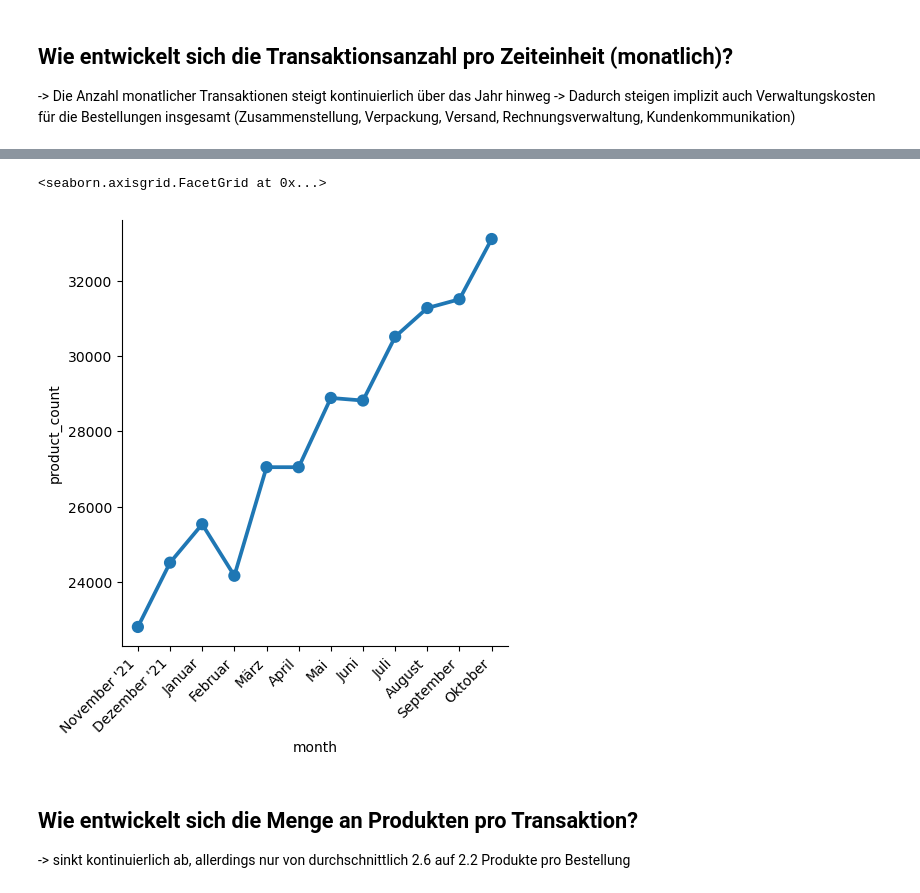
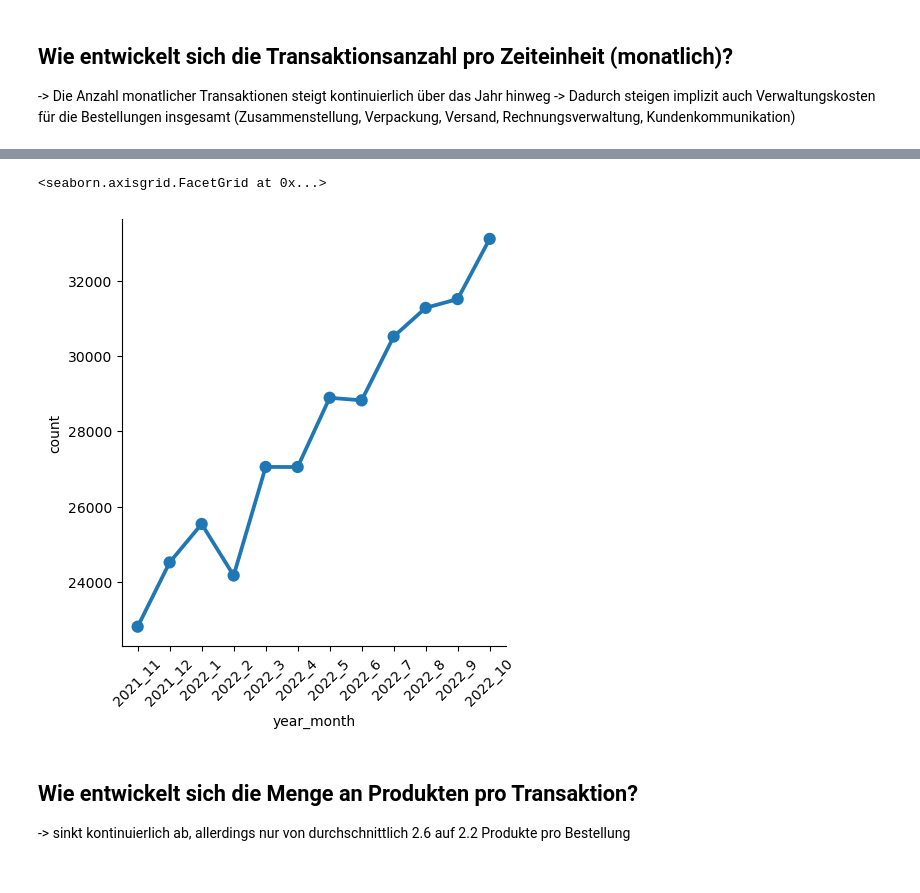
Before and after one commit to timstr97/business-analytics-case-study, a Jupyter notebook: sandbox/moritz/sandbox1.ipynb, the cells around one changed output, grey strips where cells are left out. Saved outputs shown, nothing was run; the diff lists cells and outputs as text; code cells hidden in the pictures.

```diff
--- a/sandbox/moritz/sandbox1.ipynb
+++ b/sandbox/moritz/sandbox1.ipynb
@@ -45,6 +45,7 @@ def read_regio_data(region, kind):
                 .assign(year=lambda _data: _data["date"].dt.year,
                         month=lambda _data: _data["date"].dt.month,
                         week=lambda _data: _data["date"].dt.isocalendar().week,
+                        year_month=lambda _data: _data["date"].dt.year.astype(str) + "_" + _data["date"].dt.month.astype(str),
                         cost_basic=lambda _data: np.round(_data["cost_basic"], 2),
                         cost_mini=lambda _data: np.round(_data["cost_mini"], 2),
                         cost_pro=lambda _data: np.round(_data["cost_pro"], 2),
@@ -95,6 +96,8 @@ for df_reg_main, region, marketplace in dataframes:
 # Alle DataFrames zusammenfügen (concat)
 # ignore_index=True: Index wird neu erstellt
 df_reg_main = pd.concat([df for df, _, _ in dataframes], ignore_index=True)
+# %%
+df_reg_main = df_reg_main.assign(count=[1 for i in range(len(df_reg_main))])
 # %%
 df_reg_main.describe()
 # %% [output]
@@ -212,9 +139,9 @@ monthly_transactions
 # %%
-chart = sns.catplot(data=monthly_transactions, x="month", y="product_count", kind="point", errorbar=None)
-chart.set_xticklabels(rotation=45, horizontalalignment='right')
+cat = sns.catplot(data=df_reg_main, x="year_month", y="count", estimator="sum", kind="point", errorbar=None)
+cat.set_xticklabels(rotation=45)
 # %% [output]
 <seaborn.axisgrid.FacetGrid at 0x...>
-[figure, old version]
+[figure, new version]
 # %% [markdown]
 ## Wie entwickelt sich die Menge an Produkten pro Transaktion?
 -> sinkt kontinuierlich ab, allerdings nur von durchschnittlich 2.6 auf 2.2 Produkte pro Bestellung
```
Also changed, not shown: parts of 28 cells of this notebook.
